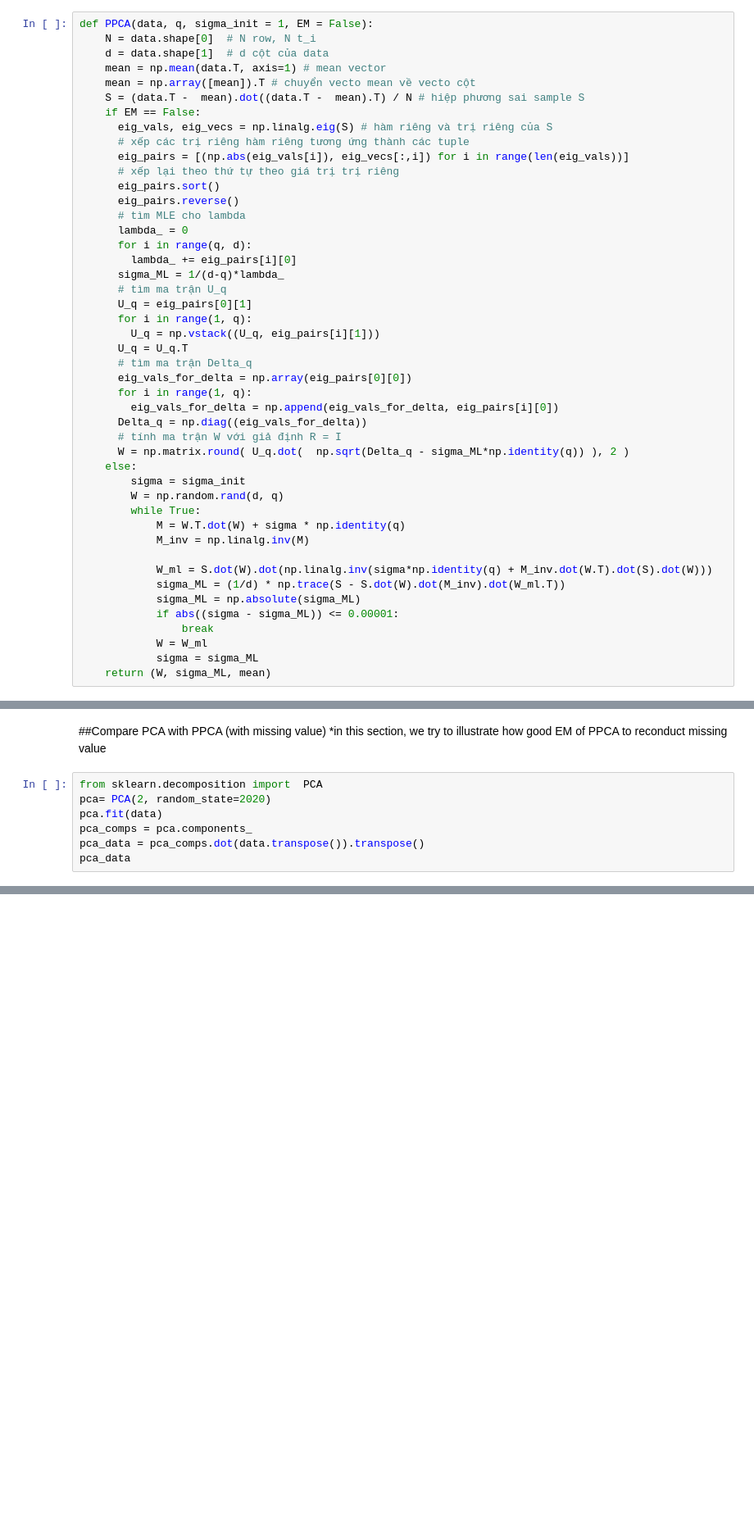
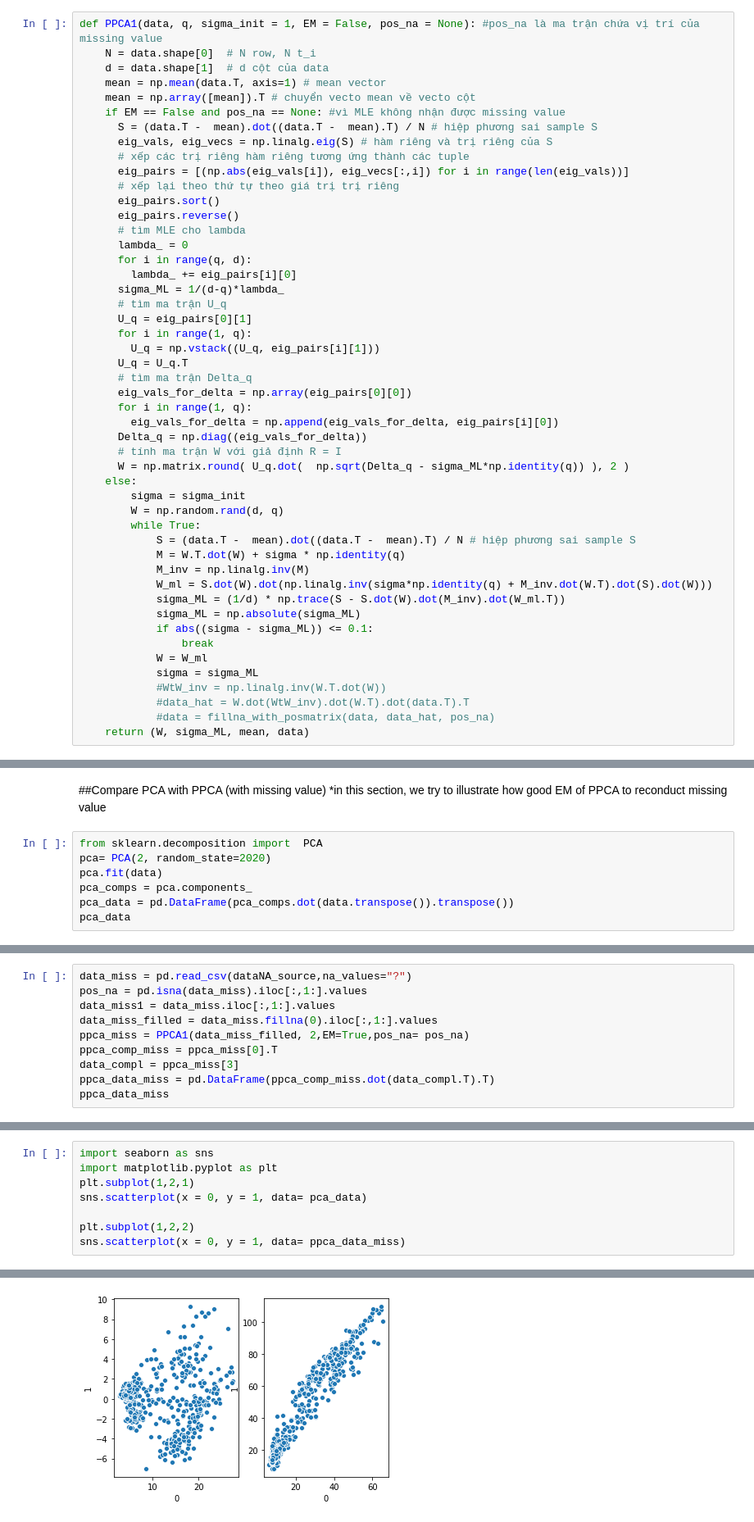
Before and after one commit to hhtnghia321/PPCA---project---Group-NNNV, a Jupyter notebook: fillna_with_PPCA.ipynb, the cells around one changed output, grey strips where cells are left out. Shown: that part at 82% size. Drawn from its saved outputs; the diff is of its cells as text; blank space fills up the shorter version.

```diff
--- a/fillna_with_PPCA.ipynb
+++ b/fillna_with_PPCA.ipynb
@@ -28,11 +42,11 @@ print(data.shape)
 # %%
-def PPCA(data, q, sigma_init = 1, EM = False):
+def PPCA1(data, q, sigma_init = 1, EM = False, pos_na = None): #pos_na là ma trận chứa vị trí của missing value
     N = data.shape[0]  # N row, N t_i
     d = data.shape[1]  # d cột của data
     mean = np.mean(data.T, axis=1) # mean vector
     mean = np.array([mean]).T # chuyển vecto mean về vecto cột
-    S = (data.T -  mean).dot((data.T -  mean).T) / N # hiệp phương sai sample S
-    if EM == False:
+    if EM == False and pos_na == None: #vì MLE không nhận được missing value
+      S = (data.T -  mean).dot((data.T -  mean).T) / N # hiệp phương sai sample S
       eig_vals, eig_vecs = np.linalg.eig(S) # hàm riêng và trị riêng của S
       # xếp các trị riêng hàm riêng tương ứng thành các tuple
       eig_pairs = [(np.abs(eig_vals[i]), eig_vecs[:,i]) for i in range(len(eig_vals))]
@@ -60,17 +74,20 @@ def PPCA(data, q, sigma_init = 1, EM = False):
         sigma = sigma_init
         W = np.random.rand(d, q)
         while True:
+            S = (data.T -  mean).dot((data.T -  mean).T) / N # hiệp phương sai sample S
             M = W.T.dot(W) + sigma * np.identity(q)
             M_inv = np.linalg.inv(M)
-
             W_ml = S.dot(W).dot(np.linalg.inv(sigma*np.identity(q) + M_inv.dot(W.T).dot(S).dot(W)))
             sigma_ML = (1/d) * np.trace(S - S.dot(W).dot(M_inv).dot(W_ml.T))
             sigma_ML = np.absolute(sigma_ML)
-            if abs((sigma - sigma_ML)) <= 0.00001:
+            if abs((sigma - sigma_ML)) <= 0.1:
                 break
             W = W_ml
             sigma = sigma_ML
-    return (W, sigma_ML, mean)
+            #WtW_inv = np.linalg.inv(W.T.dot(W))
+            #data_hat = W.dot(WtW_inv).dot(W.T).dot(data.T).T
+            #data = fillna_with_posmatrix(data, data_hat, pos_na)
+    return (W, sigma_ML, mean, data)
 # %%
 W_ML = PPCA(data, 2, EM=True)
 W = W_ML[0]
@@ -118,6 +148,6 @@ from sklearn.decomposition import  PCA
 pca= PCA(2, random_state=2020)
 pca.fit(data)
 pca_comps = pca.components_
-pca_data = pca_comps.dot(data.transpose()).transpose()
+pca_data = pd.DataFrame(pca_comps.dot(data.transpose()).transpose())
 pca_data
 # %% [output]
@@ -137,0 +167,10 @@ import matplotlib.pyplot as plt
+# %%
+data_miss = pd.read_csv(dataNA_source,na_values="?")
+pos_na = pd.isna(data_miss).iloc[:,1:].values
+data_miss1 = data_miss.iloc[:,1:].values
+data_miss_filled = data_miss.fillna(0).iloc[:,1:].values
+ppca_miss = PPCA1(data_miss_filled, 2,EM=True,pos_na= pos_na)
+ppca_comp_miss = ppca_miss[0].T
+data_compl = ppca_miss[3]
+ppca_data_miss = pd.DataFrame(ppca_comp_miss.dot(data_compl.T).T)
+ppca_data_miss
@@ -137,0 +191,9 @@ import matplotlib.pyplot as plt
+# %%
+import seaborn as sns
+import matplotlib.pyplot as plt
+plt.subplot(1,2,1)
+sns.scatterplot(x = 0, y = 1, data= pca_data)
+
+plt.subplot(1,2,2)
+sns.scatterplot(x = 0, y = 1, data= ppca_data_miss)
+# %% [output]
@@ -137,0 +201 @@ import matplotlib.pyplot as plt
+[figure, added]
```
Also changed, not shown: parts of 15 cells of this notebook.
